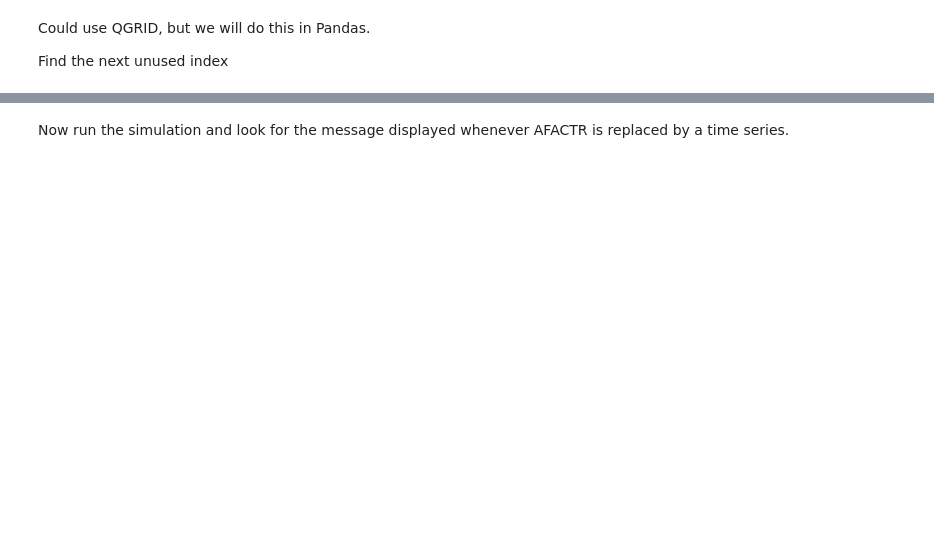
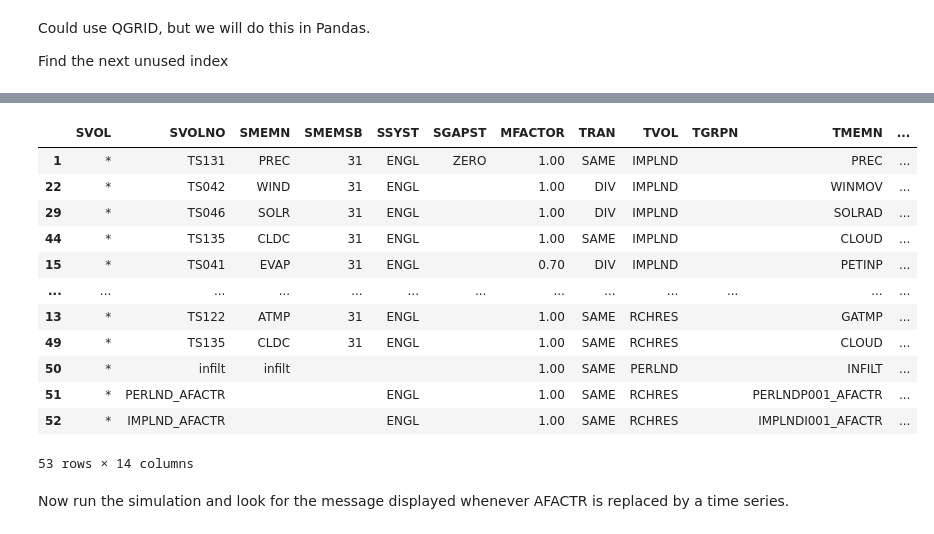
Before and after one commit to respec/HSPsquared, a Jupyter notebook: HSP2notebooks/Introduction.ipynb, the cells around one changed output, grey strips where cells are left out. Saved outputs shown, nothing was run; the diff lists cells and outputs as text; code cells hidden in the pictures; blank space fills up the shorter version.

```diff
--- a/HSP2notebooks/Introduction.ipynb
+++ b/HSP2notebooks/Introduction.ipynb
@@ -520,7 +991,21 @@ nrows, ncols
 # %%
-df.loc[nrows, :] = ['*', 'PERLND_AFACTR', '', 'ENGL', '', 1.0, 'SAME','RCHRES','','PERLNDP001_AFACTR','', 'R001', '']
-df.loc[nrows+1, :] = ['*', 'IMPLND_AFACTR', '', 'ENGL', '', 1.0, 'SAME','RCHRES','','IMPLNDI001_AFACTR','', 'R005', '']
+df.loc[nrows, :]   = ['*', 'PERLND_AFACTR', '', '', 'ENGL', '', 1.0, 'SAME','RCHRES','','PERLNDP001_AFACTR','', 'R001', '']
+df.loc[nrows+1, :] = ['*', 'IMPLND_AFACTR', '', '', 'ENGL', '', 1.0, 'SAME','RCHRES','','IMPLNDI001_AFACTR','', 'R005', '']
 df
+# %% [output]
+|  | SVOL | SVOLNO | SMEMN | SMEMSB | SSYST | SGAPST | MFACTOR | TRAN | TVOL | TGRPN | TMEMN | ... |
+| 1 | * | TS131 | PREC | 31 | ENGL | ZERO | 1.00 | SAME | IMPLND |  | PREC | ... |
+| 22 | * | TS042 | WIND | 31 | ENGL |  | 1.00 | DIV | IMPLND |  | WINMOV | ... |
+| 29 | * | TS046 | SOLR | 31 | ENGL |  | 1.00 | DIV | IMPLND |  | SOLRAD | ... |
+| 44 | * | TS135 | CLDC | 31 | ENGL |  | 1.00 | SAME | IMPLND |  | CLOUD | ... |
+| 15 | * | TS041 | EVAP | 31 | ENGL |  | 0.70 | DIV | IMPLND |  | PETINP | ... |
+| ... | ... | ... | ... | ... | ... | ... | ... | ... | ... | ... | ... | ... |
+| 13 | * | TS122 | ATMP | 31 | ENGL |  | 1.00 | SAME | RCHRES |  | GATMP | ... |
+| 49 | * | TS135 | CLDC | 31 | ENGL |  | 1.00 | SAME | RCHRES |  | CLOUD | ... |
+| 50 | * | infilt | infilt |  |  |  | 1.00 | SAME | PERLND |  | INFILT | ... |
+| 51 | * | PERLND_AFACTR |  |  | ENGL |  | 1.00 | SAME | RCHRES |  | PERLNDP001_AFACTR | ... |
+| 52 | * | IMPLND_AFACTR |  |  | ENGL |  | 1.00 | SAME | RCHRES |  | IMPLNDI001_AFACTR | ... |
+53 rows × 14 columns
 # %%
 df.to_hdf(hdfname, 'CONTROL/EXT_SOURCES', format='table', data_columns=True)
 # %% [markdown]
```
Also changed, not shown: parts of 55 cells of this notebook, 11 other files.
